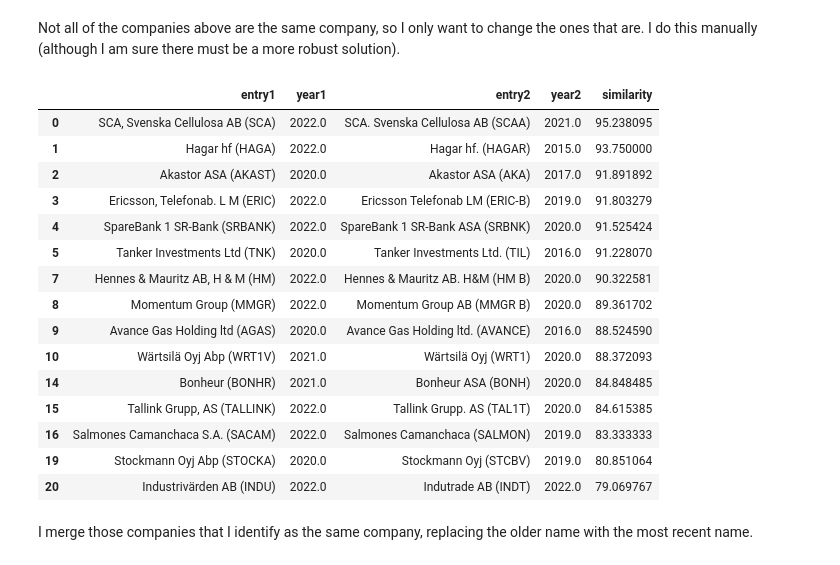
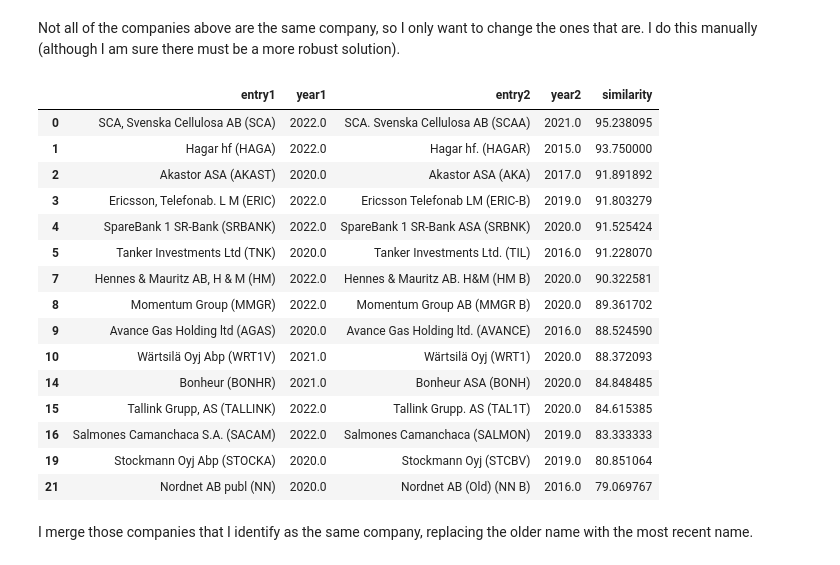
Before and after one commit to jamesdavies010/ESG-projects, a Jupyter notebook: notebooks/Nordic_Compass_01_Preprocessing_Cleaning.ipynb, the cells around one changed output. Cells and saved outputs as stored; diff of their text form; code cells hidden in the pictures.

```diff
--- a/notebooks/Nordic_Compass_01_Preprocessing_Cleaning.ipynb
+++ b/notebooks/Nordic_Compass_01_Preprocessing_Cleaning.ipynb
@@ -38,7 +38,9 @@ import numpy as np
 from rapidfuzz import fuzz, process
 import sys
 import os
+from typing import Any, List
 
+pd.set_option("display.max_columns", None)
 sys.path.append(os.path.abspath(".."))
 import random
 from functions import (
@@ -271,28 +268,28 @@ Number of rows: 43
 Not all of the companies above are the same company, so I only want to change the ones that are. I do this manually (although I am sure there must be a more robust solution).
 # %%
 # is there a more robust way of doing this? Probably.
-indices_to_keep = [0, 1, 2, 3, 4, 5, 7, 8, 9, 10, 14, 15, 16, 19, 20]
+indices_to_keep = [0, 1, 2, 3, 4, 5, 7, 8, 9, 10, 14, 15, 16, 19, 21]
 
 similar_pairs_df = similar_pairs_df.loc[indices_to_keep]
 
 similar_pairs_df
 # %% [output]
 |  | entry1 | year1 | entry2 | year2 | similarity |
 | 0 | SCA, Svenska Cellulosa AB (SCA) | 2022.0 | SCA. Svenska Cellulosa AB (SCAA) | 2021.0 | 95.238095 |
 | 1 | Hagar hf (HAGA) | 2022.0 | Hagar hf. (HAGAR) | 2015.0 | 93.750000 |
 | 2 | Akastor ASA (AKAST) | 2020.0 | Akastor ASA (AKA) | 2017.0 | 91.891892 |
 | 3 | Ericsson, Telefonab. L M (ERIC) | 2022.0 | Ericsson Telefonab LM (ERIC-B) | 2019.0 | 91.803279 |
 | 4 | SpareBank 1 SR-Bank (SRBANK) | 2022.0 | SpareBank 1 SR-Bank ASA (SRBNK) | 2020.0 | 91.525424 |
 | 5 | Tanker Investments Ltd (TNK) | 2020.0 | Tanker Investments Ltd. (TIL) | 2016.0 | 91.228070 |
 | 7 | Hennes & Mauritz AB, H & M (HM) | 2022.0 | Hennes & Mauritz AB. H&M (HM B) | 2020.0 | 90.322581 |
 | 8 | Momentum Group (MMGR) | 2022.0 | Momentum Group AB (MMGR B) | 2020.0 | 89.361702 |
 | 9 | Avance Gas Holding ltd (AGAS) | 2020.0 | Avance Gas Holding ltd. (AVANCE) | 2016.0 | 88.524590 |
 | 10 | Wärtsilä Oyj Abp (WRT1V) | 2021.0 | Wärtsilä Oyj (WRT1) | 2020.0 | 88.372093 |
 | 14 | Bonheur (BONHR) | 2021.0 | Bonheur ASA (BONH) | 2020.0 | 84.848485 |
 | 15 | Tallink Grupp, AS (TALLINK) | 2022.0 | Tallink Grupp. AS (TAL1T) | 2020.0 | 84.615385 |
 | 16 | Salmones Camanchaca S.A. (SACAM) | 2022.0 | Salmones Camanchaca (SALMON) | 2019.0 | 83.333333 |
 | 19 | Stockmann Oyj Abp (STOCKA) | 2020.0 | Stockmann Oyj (STCBV) | 2019.0 | 80.851064 |
-| 20 | Industrivärden AB (INDU) | 2022.0 | Indutrade AB (INDT) | 2022.0 | 79.069767 |
+| 21 | Nordnet AB publ (NN) | 2020.0 | Nordnet AB (Old) (NN B) | 2016.0 | 79.069767 |
 # %% [markdown]
 I merge those companies that I identify as the same company, replacing the older name with the most recent name.
 # %%
```
Also changed, not shown: parts of 51 cells of this notebook, 1 other file.
